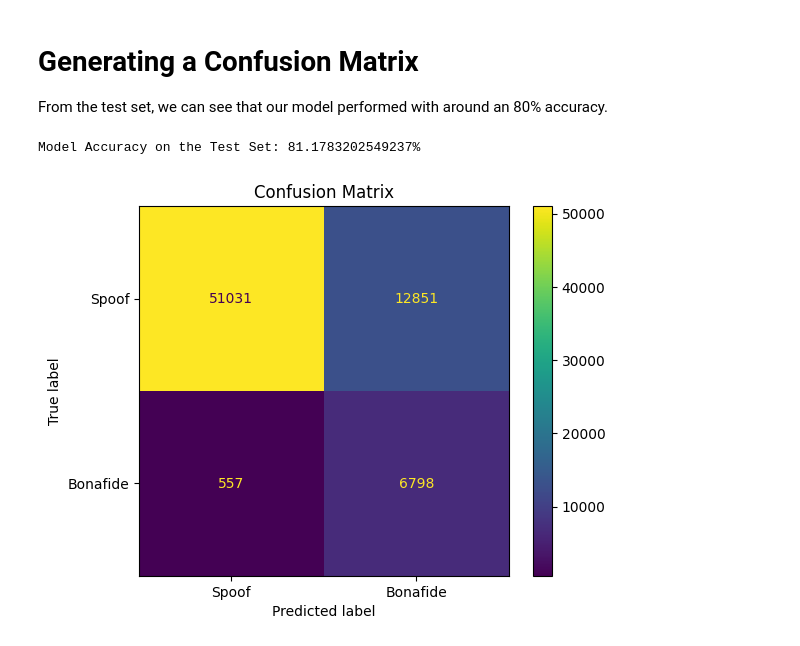
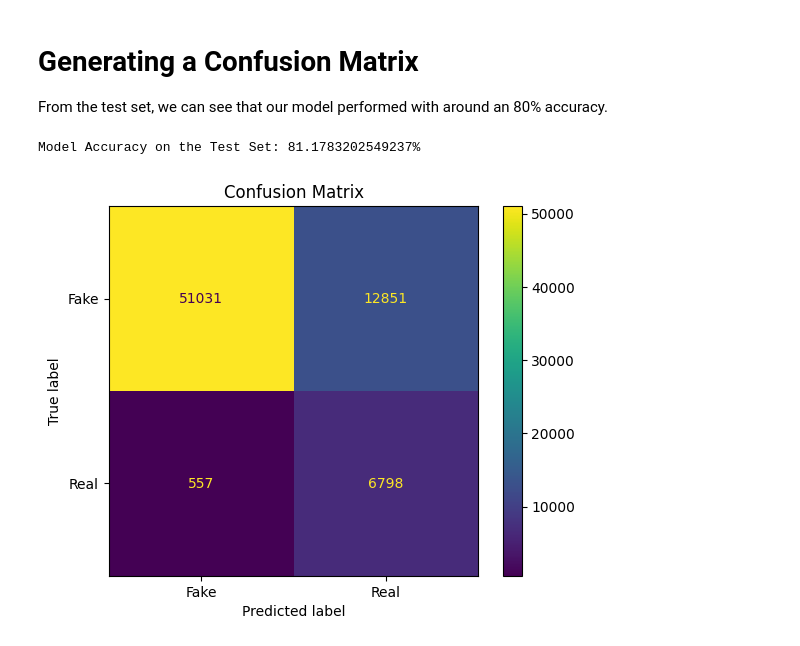
Before and after one commit to Deeeeelan/Deepfake-Audio-Detector, a Jupyter notebook: notebooks/model_training.ipynb, the cells around one changed output. Saved outputs shown, nothing was run; the diff lists cells and outputs as text; code cells hidden in the pictures.

Commit message:
Remove scientific notation from confusion matrix

```diff
--- a/notebooks/model_training.ipynb
+++ b/notebooks/model_training.ipynb
@@ -120,14 +123,12 @@ report.style
 # Generating a Confusion Matrix
 From the test set, we can see that our model performed with around an 80% accuracy.
 # %%
-print(f"Model Accuracy on the Test Set: {100 * sklearn.metrics.accuracy_score(labels_test, predictions_test)}%")
+print(f'Model Accuracy on the Test Set: {100 * sklearn.metrics.accuracy_score(labels_test, predictions_test)}%')
 
-cm = sklearn.metrics.confusion_matrix(labels_test, predictions_test)
-disp = sklearn.metrics.ConfusionMatrixDisplay(confusion_matrix=cm, display_labels=["Spoof", "Bonafide"])
+disp = sklearn.metrics.ConfusionMatrixDisplay.from_predictions(labels_test, predictions_test, display_labels=['Fake', 'Real'], values_format='')
 
-disp.plot()
-plt.title("Confusion Matrix")
+plt.title('Confusion Matrix')
 plt.show()
 # %% [output]
 Model Accuracy on the Test Set: 81.1783202549237%
-[figure, old version]
+[figure, new version]
```
Also changed, not shown: parts of 7 cells of this notebook, 4 other files.
